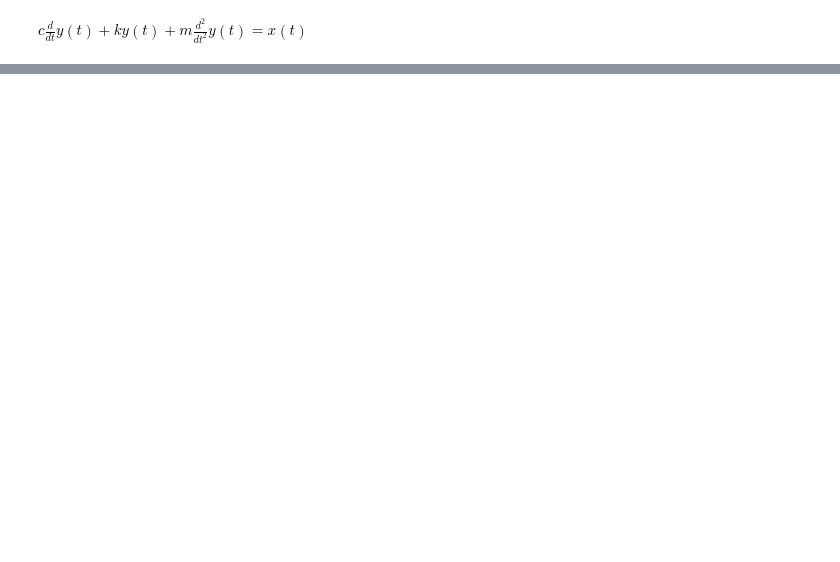
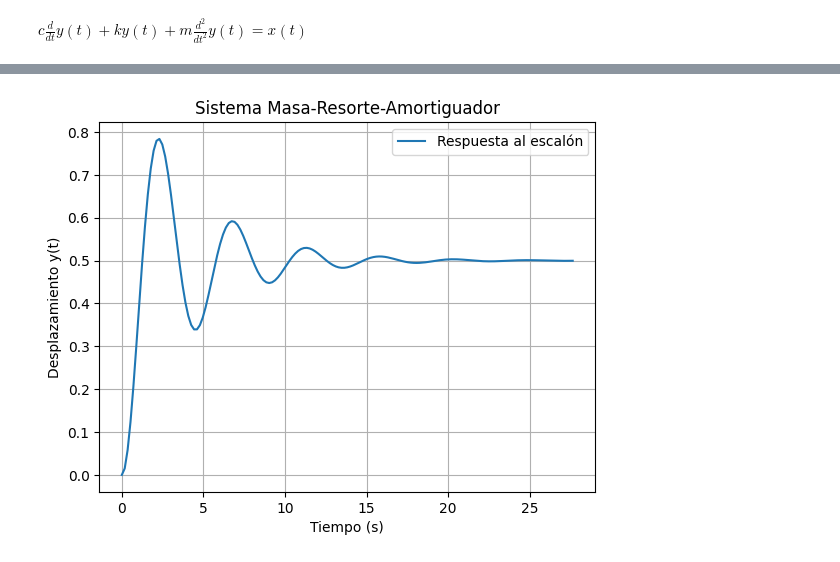
Before and after one commit to Robsy14/Se-ales-y-sistemas, a Jupyter notebook: Laplace/Ejercicio_Modelado_SLITs.ipynb, the cells around one changed output, grey strips where cells are left out. Cells and saved outputs as stored; diff of their text form; code cells hidden in the pictures; blank space fills up the shorter version.

```diff
--- a/Laplace/Ejercicio_Modelado_SLITs.ipynb
+++ b/Laplace/Ejercicio_Modelado_SLITs.ipynb
@@ -28,0 +60,29 @@ $\displaystyle \frac{1}{c s + k + m s^{2}}$
+# %%
+import numpy as np
+import matplotlib.pyplot as plt
+import control as ctrl
+
+# Parámetros del sistema
+m = 1.0  # Masa (kg)
+c = 0.5  # Coeficiente de amortiguamiento (Ns/m)
+k = 2.0  # Constante del resorte (N/m)
+
+# Función de transferencia G(s) = 1 / (m s^2 + c s + k)
+num = [1]
+den = [m, c, k]
+G = ctrl.TransferFunction(num, den)
+
+# Simulación de la respuesta a un escalón unitario
+t, y = ctrl.step_response(G)
+
+# Gráfica de la respuesta
+plt.figure()
+plt.plot(t, y, label='Respuesta al escalón')
+plt.xlabel('Tiempo (s)')
+plt.ylabel('Desplazamiento y(t)')
+plt.title('Sistema Masa-Resorte-Amortiguador')
+plt.grid()
+plt.legend()
+plt.show()
+# %% [output]
+[figure, added]
```
Also changed, not shown: parts of 10 cells of this notebook.
